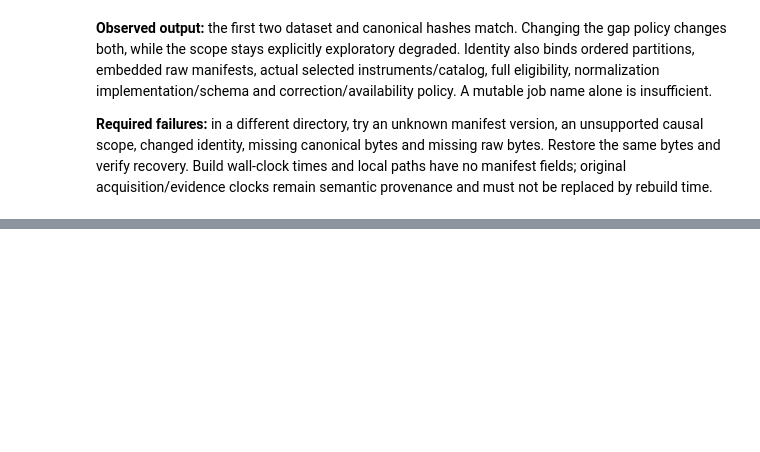
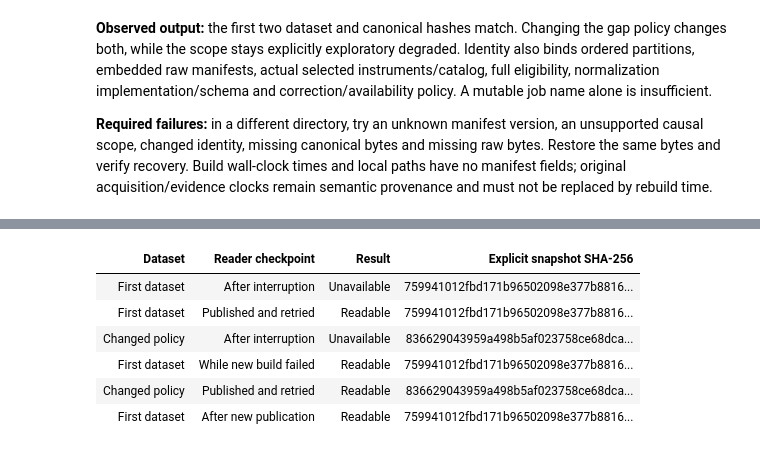
Before and after one commit to lixuanguang/alpha-research-lab-private, a Jupyter notebook: examples/research-foundations.ipynb, the cells around one changed output, grey strips where cells are left out. Drawn from its saved outputs; the diff is of its cells as text; code cells hidden in the pictures; blank space fills up the shorter version.

Commit message:
Record MR 15 installed acceptance and notebook evidence

```diff
--- a/examples/research-foundations.ipynb
+++ b/examples/research-foundations.ipynb
@@ -1727,0 +1741,81 @@ and remain reopenable after an interrupted later build? That work remains planne
+# %%
+# standard library imports
+from unittest.mock import patch
+
+# project library imports
+from alpha_research.data.snapshots import SnapshotStore
+from alpha_research.pipelines.dataset import publish_dataset
+
+mr15_observations = []
+with TemporaryDirectory(prefix="nb15-publication-") as temporary:
+    local = Path(temporary)
+    raw_directory = local / "raw"
+    raw_directory.mkdir()
+    destination = local / "snapshots"
+    destination.mkdir()
+    store = RawStore(raw_directory)
+    snapshots = SnapshotStore(destination, store)
+    source = local / "source.zip"
+    source.write_bytes(mr14_raw_bytes)
+    store.publish(source, descriptor=mr14_acquisition.completed[0], request=original_request)
+    mr15_old_identity = mr14_builds[0][0].identity
+    for label, (manifest, payloads) in (
+        ("First dataset", mr14_builds[0]),
+        ("Changed policy", mr14_builds[2]),
+    ):
+        with patch(
+            "alpha_research.data.snapshots.os.rename",
+            side_effect=OSError("synthetic interruption before atomic rename"),
+        ):
+            try:
+                snapshots.publish(manifest, payloads, max_bytes=262_144)
+            except OSError as error:
+                print(label, "publication refused:", error)
+            else:
+                raise AssertionError("injected interruption did not reach publication")
+        try:
+            snapshots.read(manifest.identity, max_bytes=262_144)
+        except FileNotFoundError:
+            mr15_observations.append(
+                (label, "After interruption", "Unavailable", manifest.identity)
+            )
+        else:
+            raise AssertionError("reader exposed a partial snapshot")
+        assert not list(destination.glob(".staging-*"))
+        if label == "Changed policy":
+            assert snapshots.read(mr15_old_identity, max_bytes=262_144) == mr14_builds[0][0]
+            mr15_observations.append(
+                ("First dataset", "While new build failed", "Readable", mr15_old_identity)
+            )
+        published = publish_dataset(
+            (mr14_acquisition,),
+            store,
+            destination,
+            max_bytes=262_144,
+            policy=manifest.partitions[0].policy,
+            eligibility=mr12_history,
+            corrections={},
+        )
+        assert published == manifest.identity
+        reopened = snapshots.read(published, max_bytes=262_144)
+        assert reopened == manifest and reopened.scope == "exploratory_degraded"
+        assert snapshots.publish(manifest, payloads, max_bytes=262_144) == published
+        mr15_observations.append((label, "Published and retried", "Readable", published))
+    assert snapshots.read(mr15_old_identity, max_bytes=262_144) == mr14_builds[0][0]
+    mr15_observations.append(
+        ("First dataset", "After new publication", "Readable", mr15_old_identity)
+    )
+    try:
+        snapshots.read("latest", max_bytes=262_144)
+    except ValueError as error:
+        print("Mutable tag refused:", error)
+    else:
+        raise AssertionError("reader silently resolved a mutable latest tag")
+    assert {path.name for path in destination.iterdir()} == {
+        mr14_builds[0][0].identity,
+        mr14_builds[2][0].identity,
+    }
+NotebookDisplay.show_table(
+    ("Dataset", "Reader checkpoint", "Result", "Explicit snapshot SHA-256"), mr15_observations
+)
+# %% [output]
@@ -1727,0 +1825,7 @@ and remain reopenable after an interrupted later build? That work remains planne
+| Dataset | Reader checkpoint | Result | Explicit snapshot SHA-256 |
+| First dataset | After interruption | Unavailable | 759941012fbd171b96502098e377b8816... |
+| First dataset | Published and retried | Readable | 759941012fbd171b96502098e377b8816... |
+| Changed policy | After interruption | Unavailable | 836629043959a498b5af023758ce68dca... |
+| First dataset | While new build failed | Readable | 759941012fbd171b96502098e377b8816... |
+| Changed policy | Published and retried | Readable | 836629043959a498b5af023758ce68dca... |
+| First dataset | After new publication | Readable | 759941012fbd171b96502098e377b8816... |
```
Also changed, not shown: parts of 12 cells of this notebook, 4 other files.
